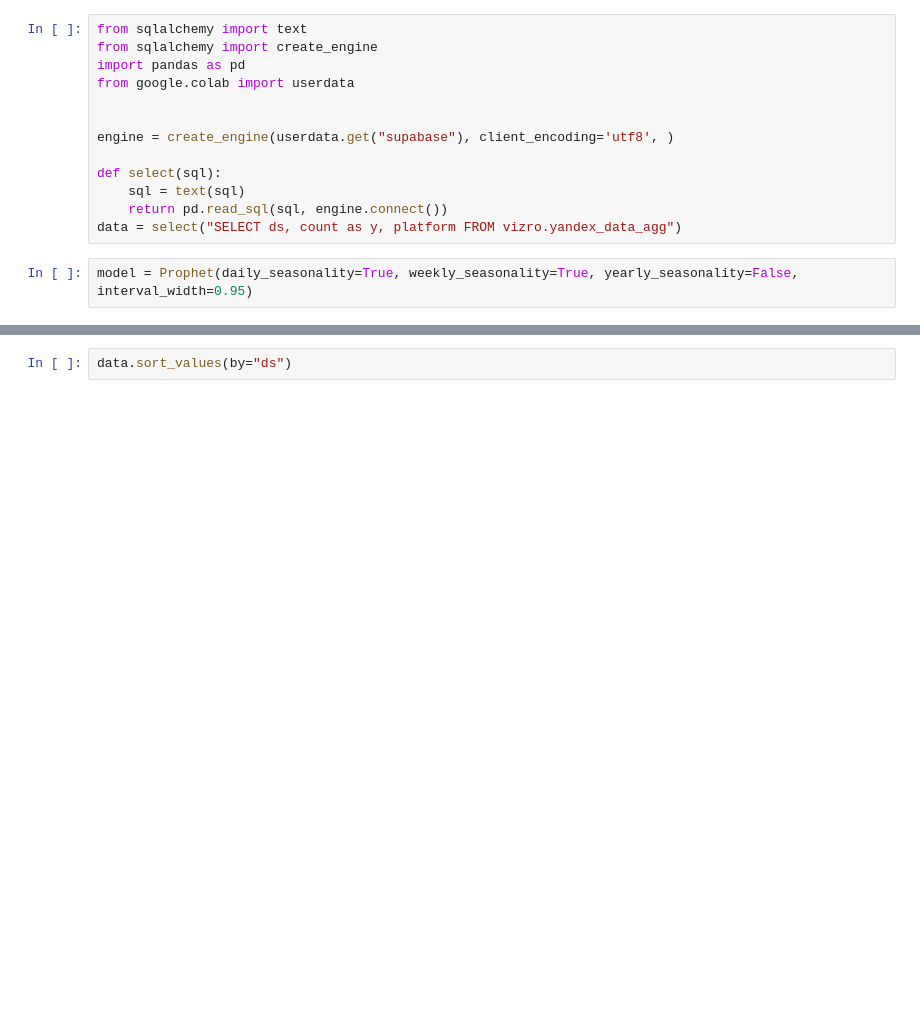
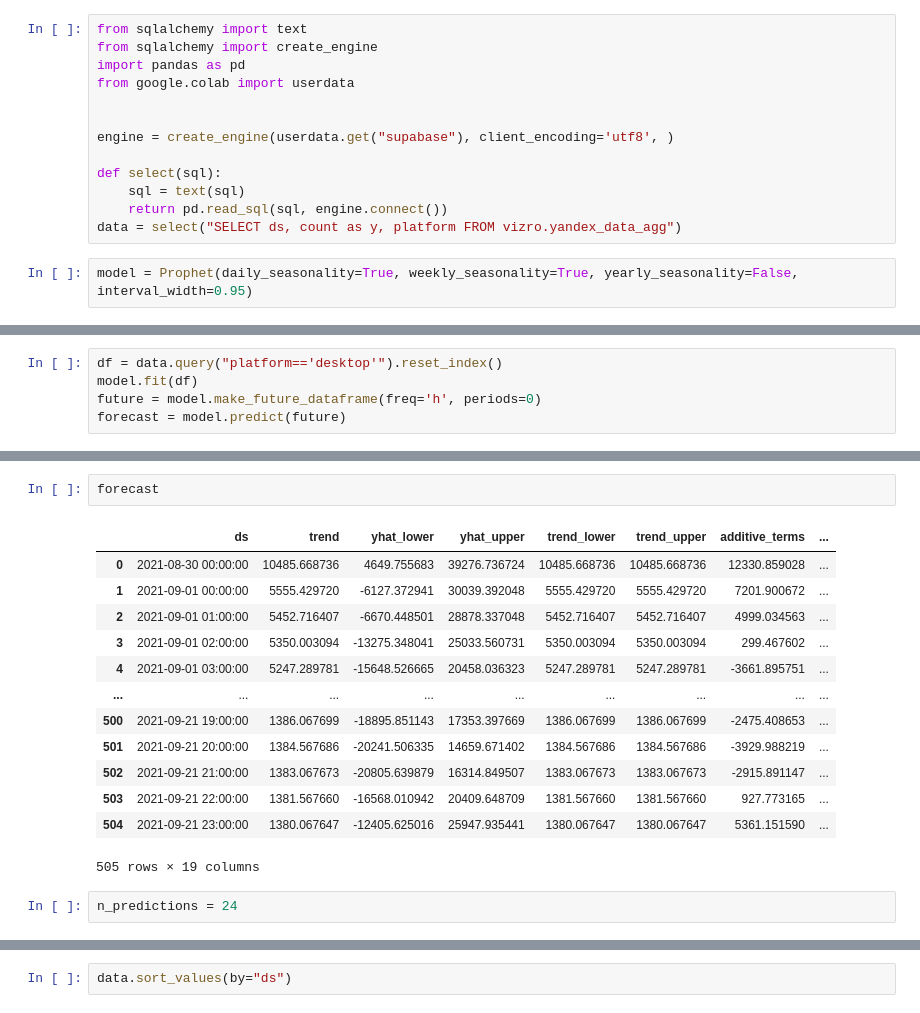
Before and after one commit to aleks-haksly/VIZRO, a Jupyter notebook: demos/test_yandex.ipynb, the cells around one changed output, grey strips where cells are left out. Cells and saved outputs as stored; diff of their text form; blank space fills up the shorter version.

```diff
--- a/demos/test_yandex.ipynb
+++ b/demos/test_yandex.ipynb
@@ -79,0 +93,5 @@ array(['desktop', 'touch'], dtype=object)
+# %%
+df = data.query("platform=='desktop'").reset_index()
+model.fit(df)
+future = model.make_future_dataframe(freq='h', periods=0)
+forecast = model.predict(future)
@@ -79,0 +108,18 @@ array(['desktop', 'touch'], dtype=object)
+# %%
+forecast
+# %% [output]
+|  | ds | trend | yhat_lower | yhat_upper | trend_lower | trend_upper | additive_terms | ... |
+| 0 | 2021-08-30 00:00:00 | 10485.668736 | 4649.755683 | 39276.736724 | 10485.668736 | 10485.668736 | 12330.859028 | ... |
+| 1 | 2021-09-01 00:00:00 | 5555.429720 | -6127.372941 | 30039.392048 | 5555.429720 | 5555.429720 | 7201.900672 | ... |
+| 2 | 2021-09-01 01:00:00 | 5452.716407 | -6670.448501 | 28878.337048 | 5452.716407 | 5452.716407 | 4999.034563 | ... |
+| 3 | 2021-09-01 02:00:00 | 5350.003094 | -13275.348041 | 25033.560731 | 5350.003094 | 5350.003094 | 299.467602 | ... |
+| 4 | 2021-09-01 03:00:00 | 5247.289781 | -15648.526665 | 20458.036323 | 5247.289781 | 5247.289781 | -3661.895751 | ... |
+| ... | ... | ... | ... | ... | ... | ... | ... | ... |
+| 500 | 2021-09-21 19:00:00 | 1386.067699 | -18895.851143 | 17353.397669 | 1386.067699 | 1386.067699 | -2475.408653 | ... |
+| 501 | 2021-09-21 20:00:00 | 1384.567686 | -20241.506335 | 14659.671402 | 1384.567686 | 1384.567686 | -3929.988219 | ... |
+| 502 | 2021-09-21 21:00:00 | 1383.067673 | -20805.639879 | 16314.849507 | 1383.067673 | 1383.067673 | -2915.891147 | ... |
+| 503 | 2021-09-21 22:00:00 | 1381.567660 | -16568.010942 | 20409.648709 | 1381.567660 | 1381.567660 | 927.773165 | ... |
+| 504 | 2021-09-21 23:00:00 | 1380.067647 | -12405.625016 | 25947.935441 | 1380.067647 | 1380.067647 | 5361.151590 | ... |
+505 rows × 19 columns
+# %%
+n_predictions = 24
```
Also changed, not shown: parts of 9 cells of this notebook.
